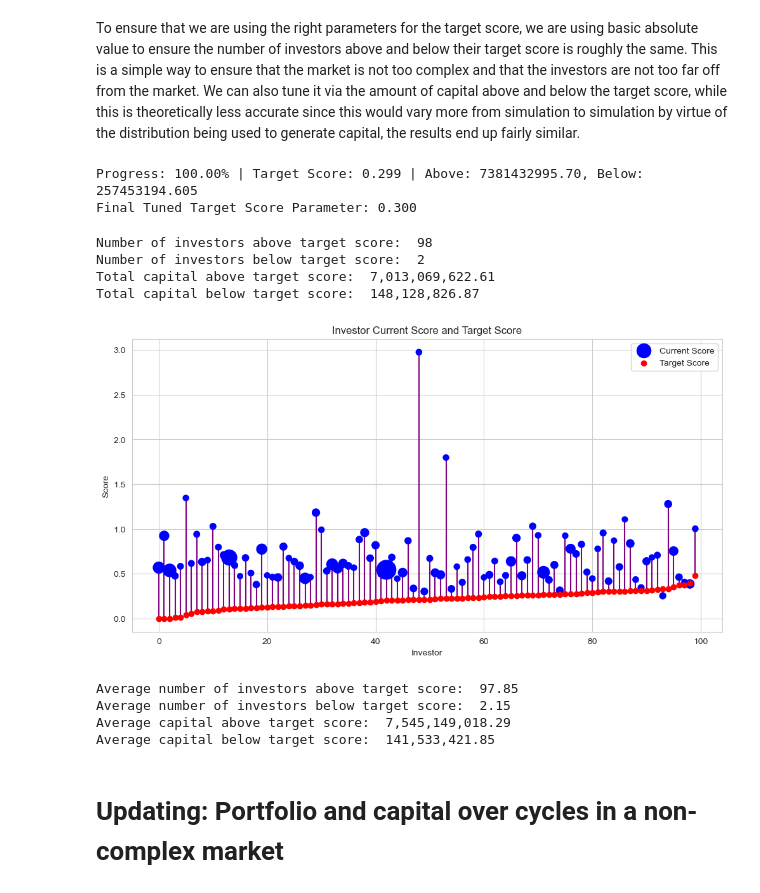
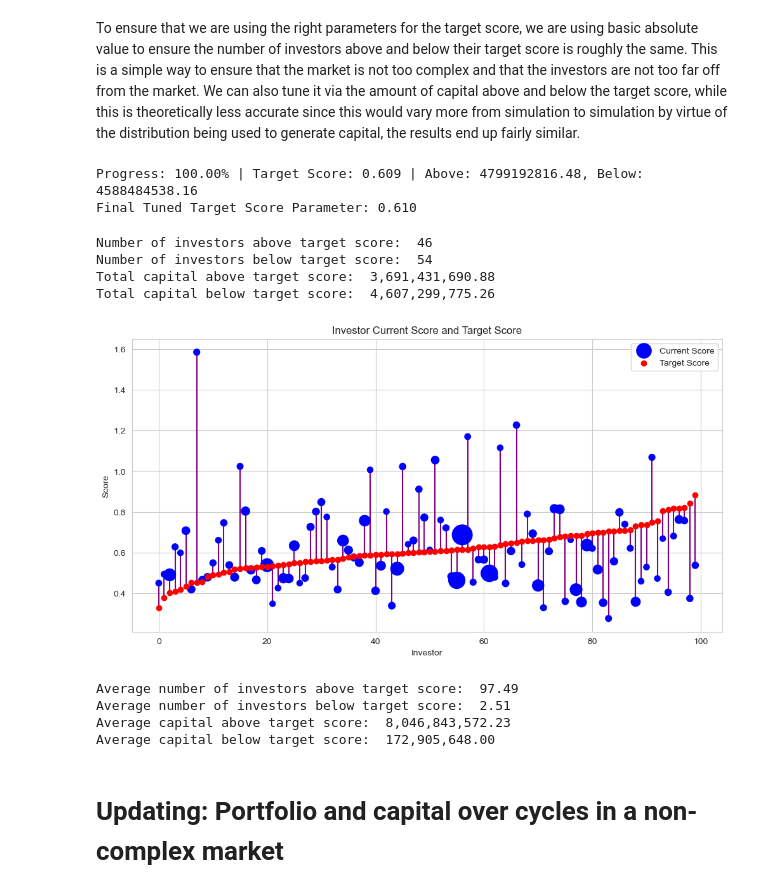
Before and after one commit to mithilpujar/capstone, a Jupyter notebook: Loan Investor Demonstration.ipynb, the cells around one changed output. Saved outputs shown, nothing was run; the diff lists cells and outputs as text; code cells hidden in the pictures.

Commit message:
Loads of changes
Fixed Capital calculation bug

```diff
--- a/Loan Investor Demonstration.ipynb
+++ b/Loan Investor Demonstration.ipynb
@@ -170,7 +171,7 @@ def tune_target_score(tuned_target_score, num_simulations=10, tuning_approach =
     if tuning_approach == 'num_investors':
         return avg_investors_above, avg_investors_below, tuned_target_score
 
-param = 0.20
+param = 0.6
 num_iterations = 100
 
 # Tune the target score
@@ -193,14 +194,14 @@ for i in range(num_iterations):
 # Print final result on a new line
 print(f"\nFinal Tuned Target Score Parameter: {param:.3f}")
 # %% [output]
-Progress: 100.00% | Target Score: 0.299 | Above: 7381432995.70, Below: 257453194.605
-Final Tuned Target Score Parameter: 0.300
+Progress: 100.00% | Target Score: 0.609 | Above: 4799192816.48, Below: 4588484538.16
+Final Tuned Target Score Parameter: 0.610
 # %%
 # Creating a universe of investors and loans
 num_investors = 100
 num_loans = 1000
 
-investor_list = [LoanInvestor.LoanInvestorObj() for i in range(num_investors)]
+investor_list = [LoanInvestor.LoanInvestorObj(target_score_param=0.616) for i in range(num_investors)]
 loan_list = [Loan.LoanObj() for i in range(num_loans)]
 
 # Initializing the investor portfolios
@@ -220,38 +221,38 @@ target_scores_sorted = target_scores[indices]
 capital_sorted = capital[indices]
 
 # Calculating the total capital above and below target score
 total_capital_above_target = sum(capital[i] for i in range(num_investors) if current_scores[i] > target_scores[i])
 total_capital_below_target = sum(capital[i] for i in range(num_investors) if current_scores[i] < target_scores[i])
 
 # Printing the number of investors and total capital above and below target score
 print("Number of investors above target score: ", sum(current_scores > target_scores))
 print("Number of investors below target score: ", sum(current_scores < target_scores))
 print("Total capital above target score: ", format(total_capital_above_target, ',.2f'))
 print("Total capital below target score: ", format(total_capital_below_target, ',.2f'))
 
 # Normalize capital for scatter plot size (adjust scale factor as needed)
 size_factor = 0.000001  # Adjust this factor to scale the sizes appropriately
 sizes = capital_sorted * size_factor
 
 # Creating the scatter plot with connected lines
 plt.figure(figsize=(12, 6))
 for i in range(num_investors):
     plt.plot([i, i], [current_scores_sorted[i], target_scores_sorted[i]], color='purple')  # lines
 plt.scatter(range(num_investors), current_scores_sorted, s=sizes, color='blue', label='Current Score', zorder=5)
 plt.scatter(range(num_investors), target_scores_sorted, color='red', label='Target Score', zorder=5)
 
 plt.ylabel("Score")
 plt.xlabel("Investor")
 plt.title("Investor Current Score and Target Score")
 plt.legend()
 plt.grid(True)
 plt.show()
 # %% [output]
-Number of investors above target score:  98
-Number of investors below target score:  2
-Total capital above target score:  7,013,069,622.61
-Total capital below target score:  148,128,826.87
+Number of investors above target score:  46
+Number of investors below target score:  54
+Total capital above target score:  3,691,431,690.88
+Total capital below target score:  4,607,299,775.26
-[figure, old version]
+[figure, new version]
 # %%
 trials = 100
 num_investors = 100
@@ -288,10 +289,10 @@ print("Average number of investors below target score: ", np.mean(num_investors_
 print("Average capital above target score: ", format(np.mean(total_capital_above), ',.2f'))
 print("Average capital below target score: ", format(np.mean(total_capital_below), ',.2f'))
 # %% [output]
-Average number of investors above target score:  97.85
-Average number of investors below target score:  2.15
-Average capital above target score:  7,545,149,018.29
-Average capital below target score:  141,533,421.85
+Average number of investors above target score:  97.49
+Average number of investors below target score:  2.51
+Average capital above target score:  8,046,843,572.23
+Average capital below target score:  172,905,648.00
 # %% [markdown]
 # Updating: Portfolio and capital over cycles in a non-complex market
 # %%
```
Also changed, not shown: parts of 10 cells of this notebook, 3 other files.
